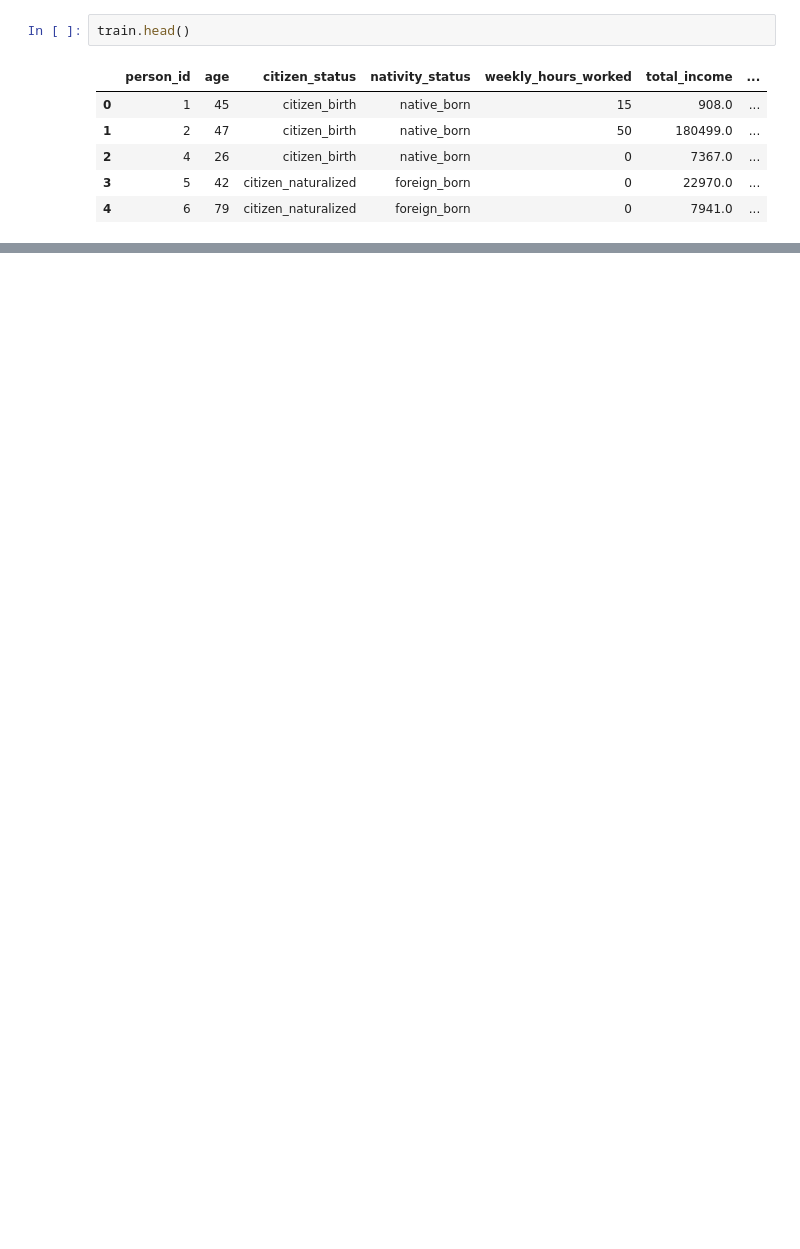
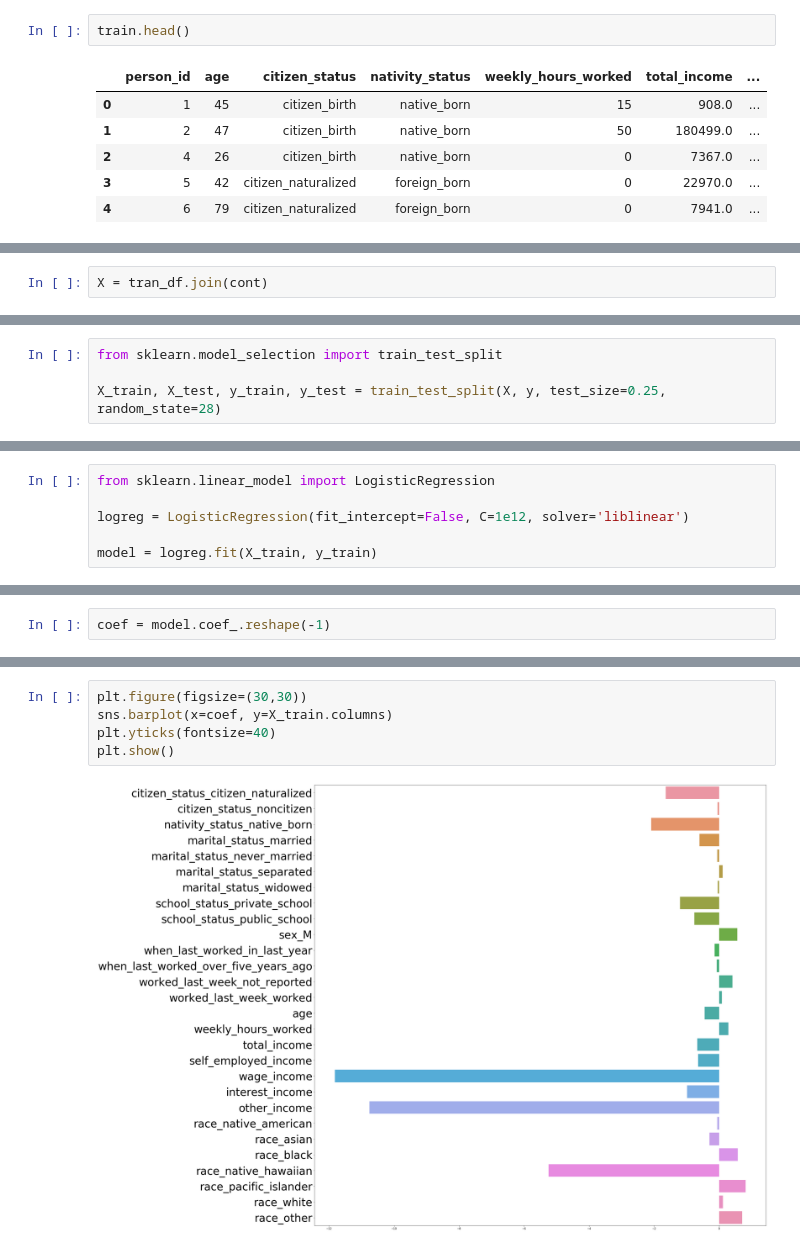
Before and after one commit to Lidetsal/Code_Practice, a Jupyter notebook: Modeling.ipynb, the cells around one changed output, grey strips where cells are left out. Saved outputs shown, nothing was run; the diff lists cells and outputs as text; blank space fills up the shorter version.

```diff
--- a/Modeling.ipynb
+++ b/Modeling.ipynb
@@ -77,0 +134,2 @@ train.head()
+# %%
+X = tran_df.join(cont)
@@ -77,0 +144,4 @@ train.head()
+# %%
+from sklearn.model_selection import train_test_split
+
+X_train, X_test, y_train, y_test = train_test_split(X, y, test_size=0.25, random_state=28)
@@ -77,0 +150,6 @@ train.head()
+# %%
+from sklearn.linear_model import LogisticRegression
+
+logreg = LogisticRegression(fit_intercept=False, C=1e12, solver='liblinear')
+
+model = logreg.fit(X_train, y_train)
@@ -77,0 +180,2 @@ train.head()
+# %%
+coef = model.coef_.reshape(-1)
@@ -77,0 +217,7 @@ train.head()
+# %%
+plt.figure(figsize=(30,30))
+sns.barplot(x=coef, y=X_train.columns)
+plt.yticks(fontsize=40)
+plt.show()
+# %% [output]
+[figure, added]
```
Also changed, not shown: parts of 38 cells of this notebook, 1 other file.
